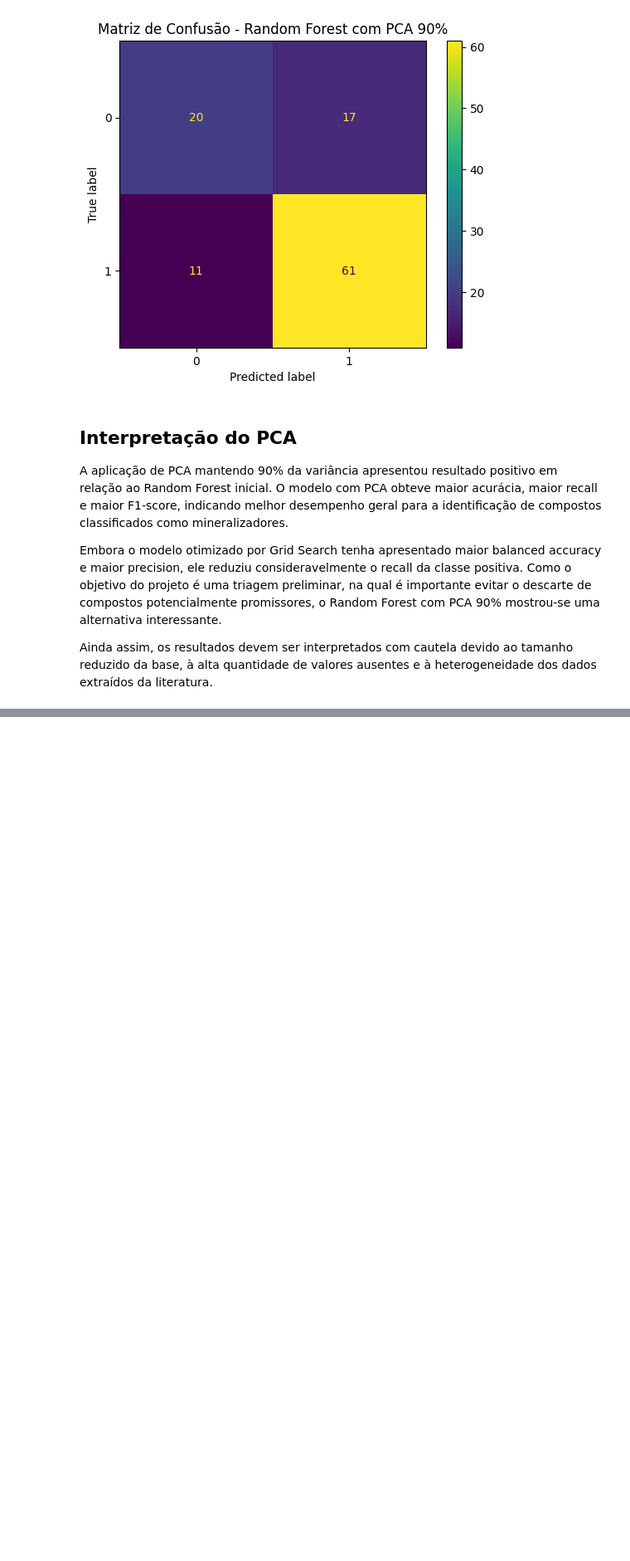
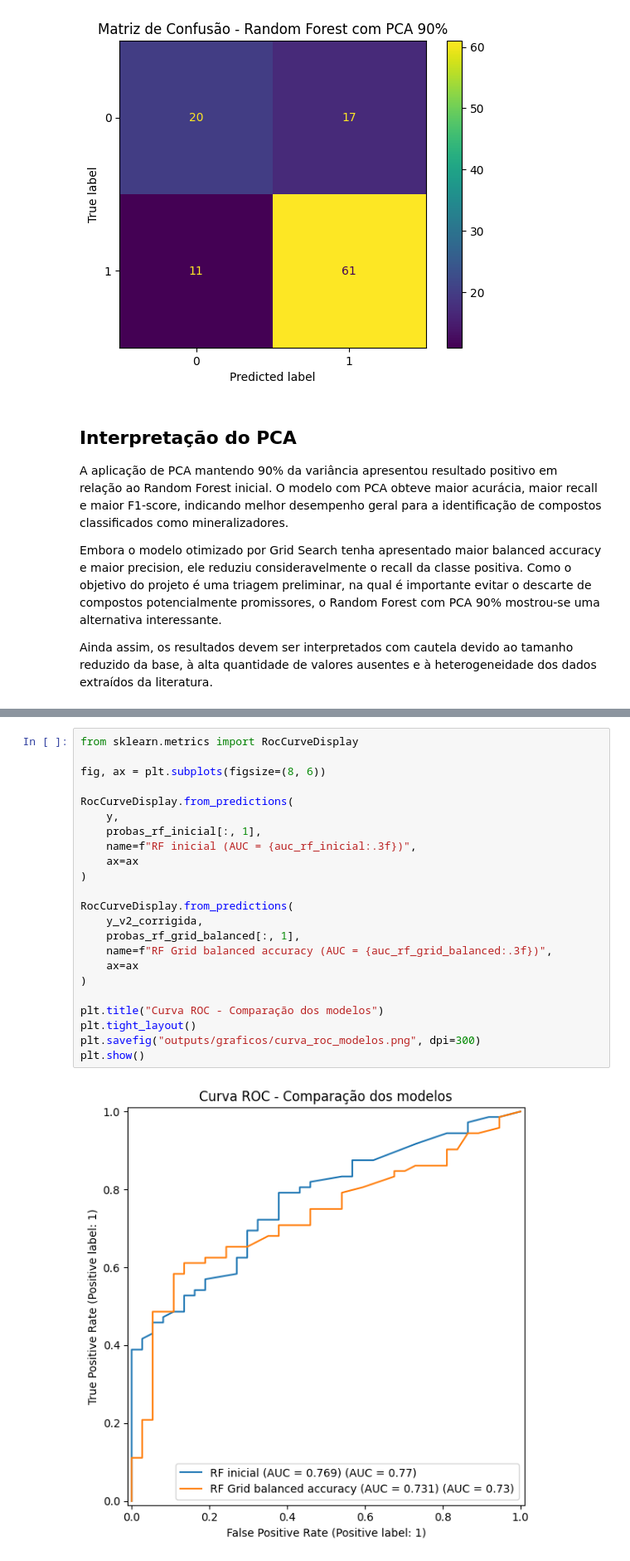
Before and after one commit to pablocosme/Projeto_Residuos_Dentarios_IA, a Jupyter notebook: random_forest.ipynb, the cells around one changed output, grey strips where cells are left out. Shown at 83% size. Cells and saved outputs as stored; diff of their text form; blank space fills up the shorter version.

```diff
--- a/eda.ipynb
+++ b/random_forest.ipynb
@@ -1563,0 +1621,25 @@ Ainda assim, os resultados devem ser interpretados com cautela devido ao tamanho
+# %%
+from sklearn.metrics import RocCurveDisplay
+
+fig, ax = plt.subplots(figsize=(8, 6))
+
+RocCurveDisplay.from_predictions(
+    y,
+    probas_rf_inicial[:, 1],
+    name=f"RF inicial (AUC = {auc_rf_inicial:.3f})",
+    ax=ax
+)
+
+RocCurveDisplay.from_predictions(
+    y_v2_corrigida,
+    probas_rf_grid_balanced[:, 1],
+    name=f"RF Grid balanced accuracy (AUC = {auc_rf_grid_balanced:.3f})",
+    ax=ax
+)
+
+plt.title("Curva ROC - Comparação dos modelos")
+plt.tight_layout()
+plt.savefig("outputs/graficos/curva_roc_modelos.png", dpi=300)
+plt.show()
+# %% [output]
+[figure, added]
```
Also changed, not shown: parts of 21 cells of this notebook, 1 other file.
